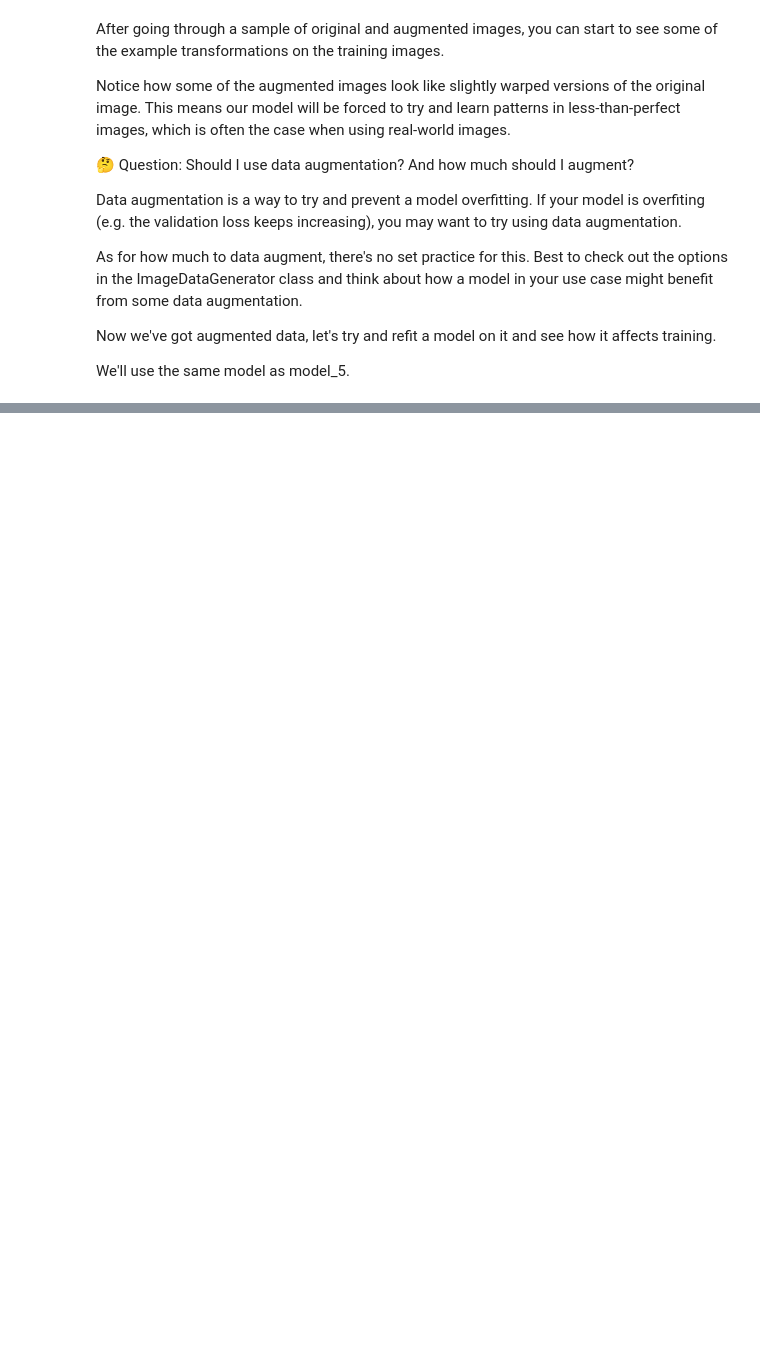
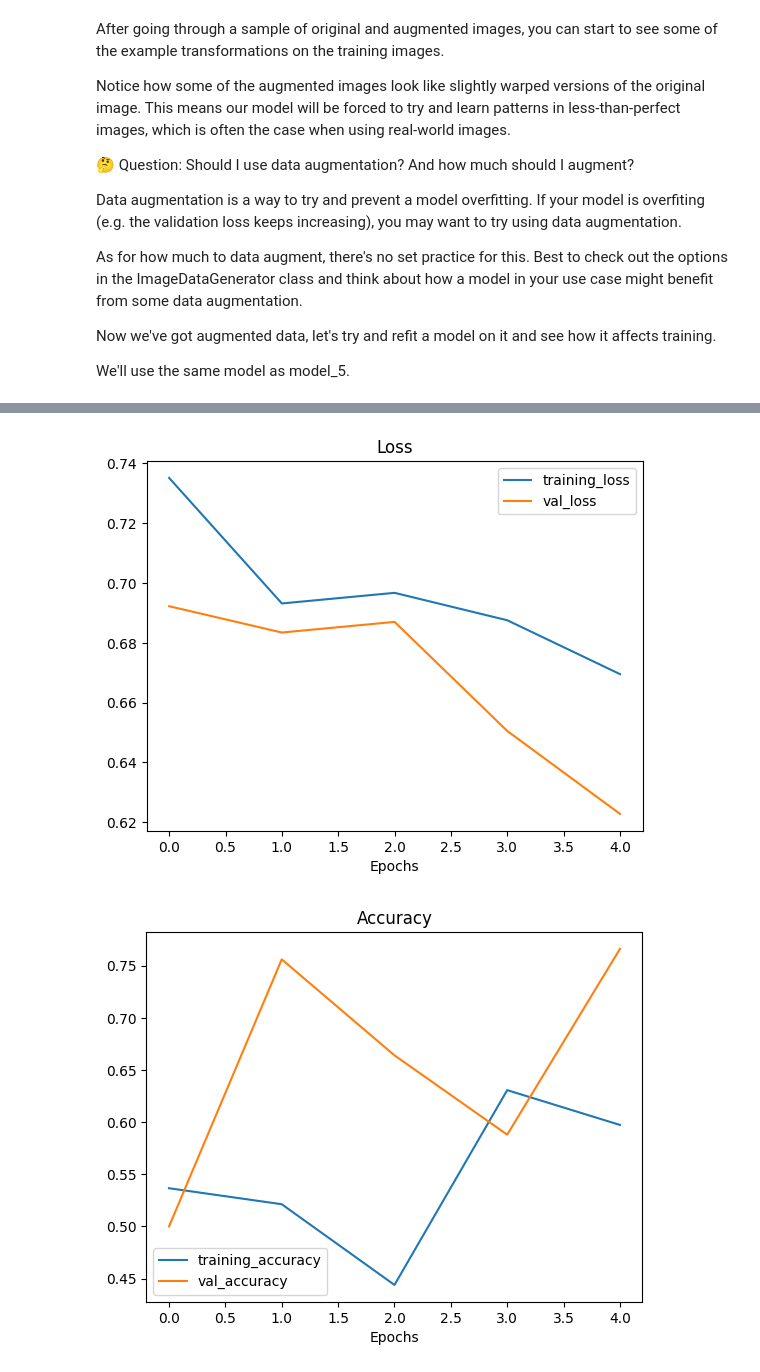
Before and after one commit to andvsilva/data_science_journey, a Jupyter notebook: deep_learning/notebooks/03_compv_tensorf_cnn.ipynb, the cells around one changed output, grey strips where cells are left out. Cells and saved outputs as stored; diff of their text form; code cells hidden in the pictures; blank space fills up the shorter version.

```diff
--- a/deep_learning/notebooks/03_compv_tensorf_cnn.ipynb
+++ b/deep_learning/notebooks/03_compv_tensorf_cnn.ipynb
@@ -904,0 +919,6 @@ Epoch 5/5
+# %%
+# Check model's performance history training on augmented data
+plot_loss_curves(history_6)
+# %% [output]
+[figure, added]
+[figure, added]
```
Also changed, not shown: parts of 54 cells of this notebook, 2 other files.
